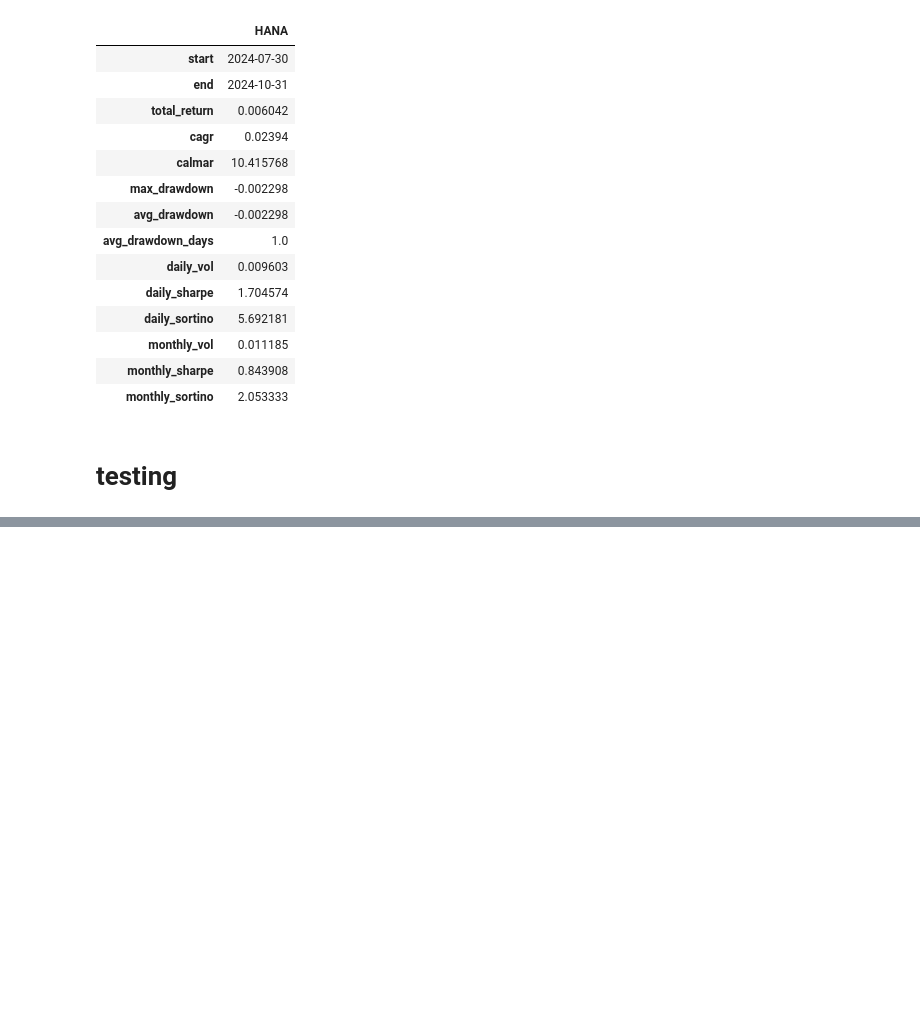
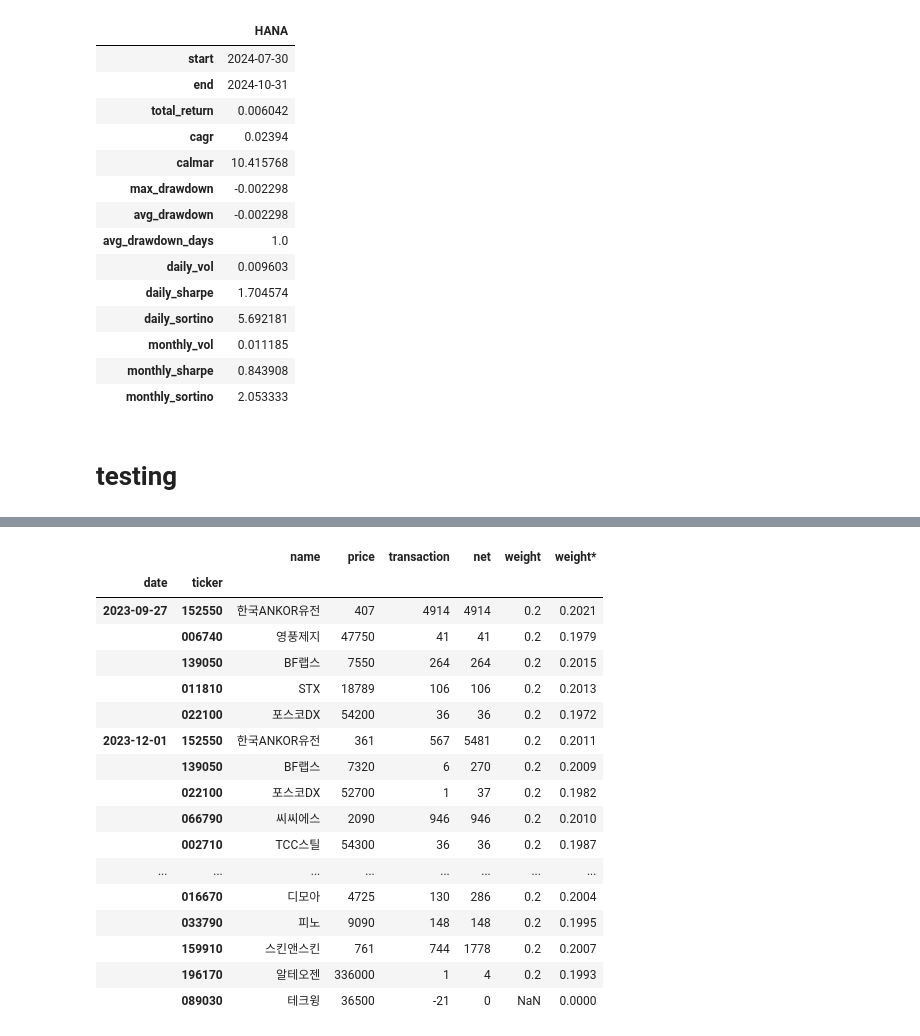
Before and after one commit to lbk209/portfolio, a Jupyter notebook: Allocate_Portfolio.ipynb, the cells around one changed output, grey strips where cells are left out. Saved outputs shown, nothing was run; the diff lists cells and outputs as text; code cells hidden in the pictures; blank space fills up the shorter version.

```diff
--- a/Allocate_Portfolio.ipynb
+++ b/Allocate_Portfolio.ipynb
@@ -942,0 +992,25 @@ c/a, c/b
+# %%
+def update_transaction(self, save=False):
+    df_rec = self._check_result()
+    if df_rec is None:
+        return None
+
+    cols_record = self.cols_record
+    col_date = cols_record['date']
+    col_tkr = cols_record['tkr']
+    col_prc = cols_record['prc']
+    col_trs = cols_record['trs']
+    col_net = cols_record['net']
+
+    date = df_rec.index.get_level_values(0).max()
+    idx = pd.IndexSlice
+    sr_n = df_rec.loc[idx[date, :], :].apply(lambda x: x[col_trs] / x[col_prc], axis=1).astype(int)
+    if sr_n.abs().min() < 1:
+        return print('ERROR: Make sure the transaction is amount not number of shares')
+    df_rec.loc[idx[date, :], col_trs] = sr_n
+    df_rec.loc[idx[date, :], col_net] = (df_rec.loc[:, col_trs].groupby(col_tkr).sum().to_frame(col_net)
+                                         .assign(**{col_date:date}).set_index(col_date, append=True).swaplevel())
+    return df_rec
+# %%
+pf_mmt = PM.create_portfolio('MMT', file='test_pf_krx_momentum')
+pf_mmt.view_record(-2)
@@ -942,0 +1049,21 @@ c/a, c/b
+# %%
+update_transaction(pf_mmt)
+# %% [output]
+|  |  | name | price | transaction | net | weight | weight* |
+| date | ticker |  |  |  |  |  |  |
+| 2023-09-27 | 152550 | 한국ANKOR유전 | 407 | 4914 | 4914 | 0.2 | 0.2021 |
+|  | 006740 | 영풍제지 | 47750 | 41 | 41 | 0.2 | 0.1979 |
+|  | 139050 | BF랩스 | 7550 | 264 | 264 | 0.2 | 0.2015 |
+|  | 011810 | STX | 18789 | 106 | 106 | 0.2 | 0.2013 |
+|  | 022100 | 포스코DX | 54200 | 36 | 36 | 0.2 | 0.1972 |
+| 2023-12-01 | 152550 | 한국ANKOR유전 | 361 | 567 | 5481 | 0.2 | 0.2011 |
+|  | 139050 | BF랩스 | 7320 | 6 | 270 | 0.2 | 0.2009 |
+|  | 022100 | 포스코DX | 52700 | 1 | 37 | 0.2 | 0.1982 |
+|  | 066790 | 씨씨에스 | 2090 | 946 | 946 | 0.2 | 0.2010 |
+|  | 002710 | TCC스틸 | 54300 | 36 | 36 | 0.2 | 0.1987 |
+| ... | ... | ... | ... | ... | ... | ... | ... |
+|  | 016670 | 디모아 | 4725 | 130 | 286 | 0.2 | 0.2004 |
+|  | 033790 | 피노 | 9090 | 148 | 148 | 0.2 | 0.1995 |
+|  | 159910 | 스킨앤스킨 | 761 | 744 | 1778 | 0.2 | 0.2007 |
+|  | 196170 | 알테오젠 | 336000 | 1 | 4 | 0.2 | 0.1993 |
+|  | 089030 | 테크윙 | 36500 | -21 | 0 | NaN | 0.0000 |
```
Also changed, not shown: parts of 38 cells of this notebook, 1 other file.
